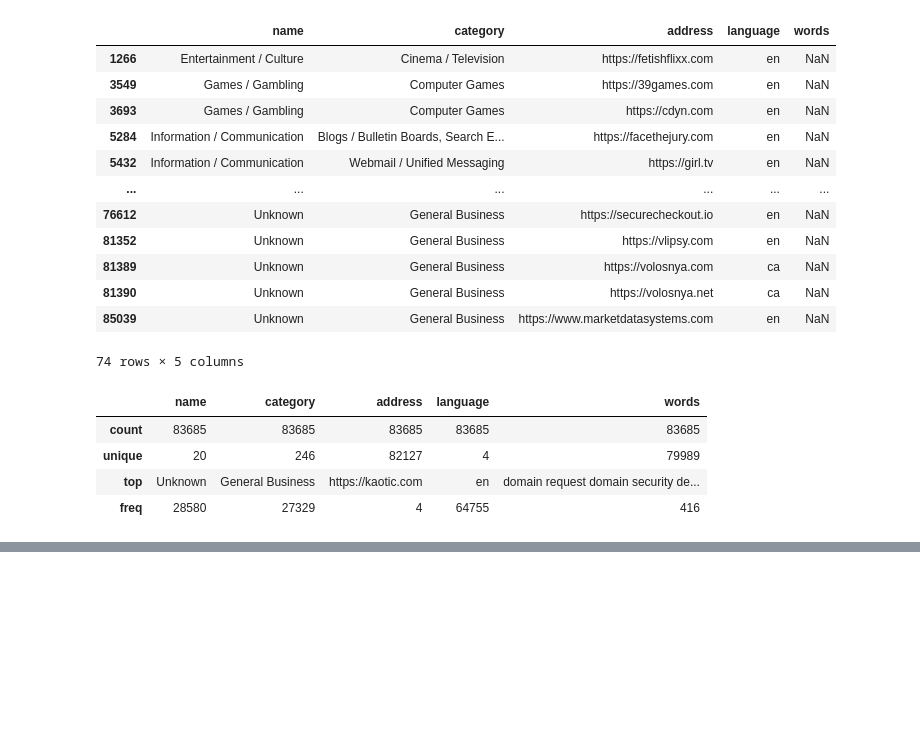
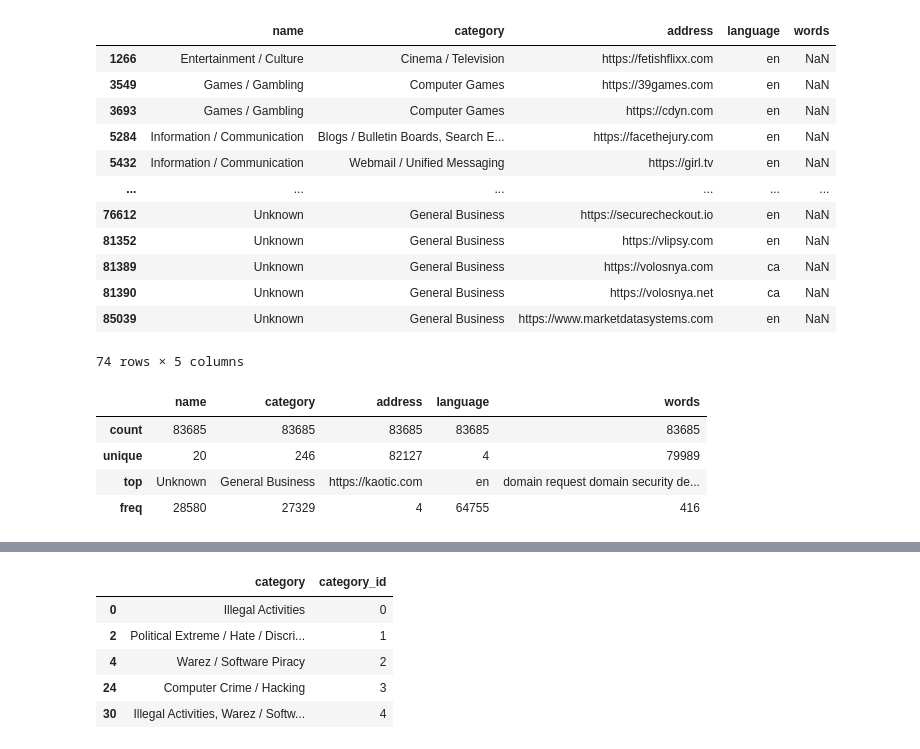
Before and after one commit to Steve2404/Praktikum, a Jupyter notebook: Projekt/klassification.ipynb, the cells around one changed output, grey strips where cells are left out. Saved outputs shown, nothing was run; the diff lists cells and outputs as text; code cells hidden in the pictures; blank space fills up the shorter version.

```diff
--- a/Projekt/klassification.ipynb
+++ b/Projekt/klassification.ipynb
@@ -59,0 +69,11 @@ cleaned_word(df_new1)
+# %%
+df_new1['category_id'] = df_new1['category'].factorize()[0]
+category_id_df = df_new1[['category', 'category_id']].drop_duplicates()
+category_id_df.head()
+# %% [output]
+|  | category | category_id |
+| 0 | Illegal Activities | 0 |
+| 2 | Political Extreme / Hate / Discri... | 1 |
+| 4 | Warez / Software Piracy | 2 |
+| 24 | Computer Crime / Hacking | 3 |
+| 30 | Illegal Activities, Warez / Softw... | 4 |
```
Also changed, not shown: parts of 7 cells of this notebook, 2 other files.
